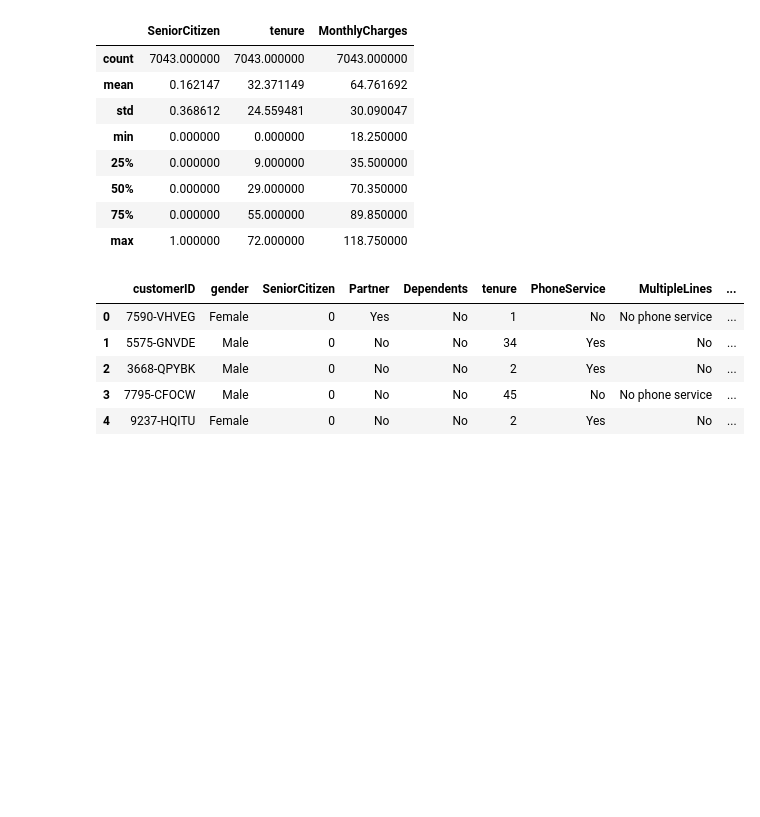
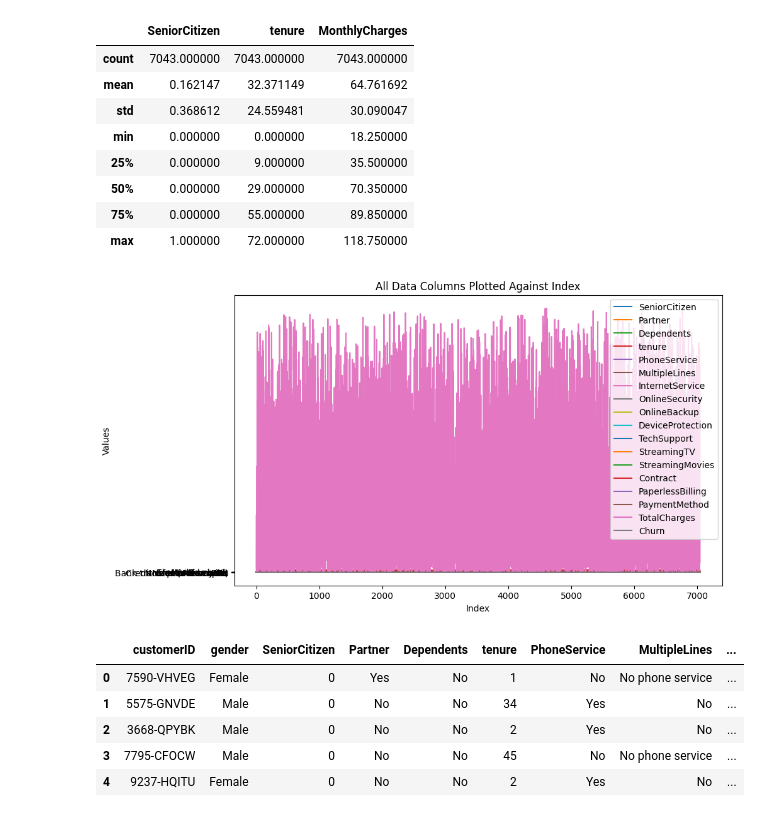
Before and after one commit to DevinduSamarasinghe/ml-ass1-churnPredictor, a Jupyter notebook: IT21004322_RandomForest.ipynb, the cells around one changed output. Drawn from its saved outputs; the diff is of its cells as text; code cells hidden in the pictures; blank space fills up the shorter version.

```diff
--- a/IT21004322_RandomForest.ipynb
+++ b/IT21004322_RandomForest.ipynb
@@ -26,6 +26,26 @@ dataset.describe()
 | 50% | 0.000000 | 29.000000 | 70.350000 |
 | 75% | 0.000000 | 55.000000 | 89.850000 |
 | max | 1.000000 | 72.000000 | 118.750000 |
+# %%
+import pandas as pd
+import matplotlib.pyplot as plt
+
+# Example data loading, replace this with your actual data loading method
+# selected_dataset = pd.read_csv('your_dataset.csv')
+
+# Plotting each column against the index
+plt.figure(figsize=(10, 6))  # Set the figure size for better readability
+
+for column in selected_dataset.columns:
+    plt.plot(selected_dataset.index, selected_dataset[column], label=column)
+
+plt.title('All Data Columns Plotted Against Index')
+plt.xlabel('Index')
+plt.ylabel('Values')
+plt.legend()  # This adds a legend to distinguish each line
+plt.show()
+# %% [output]
+[figure, added]
 # %%
 dataset.head()
 # %% [output]
```
Also changed, not shown: parts of 10 cells of this notebook.
